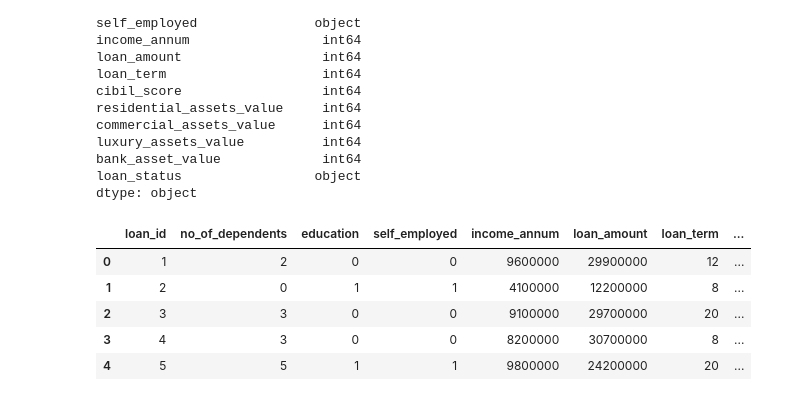
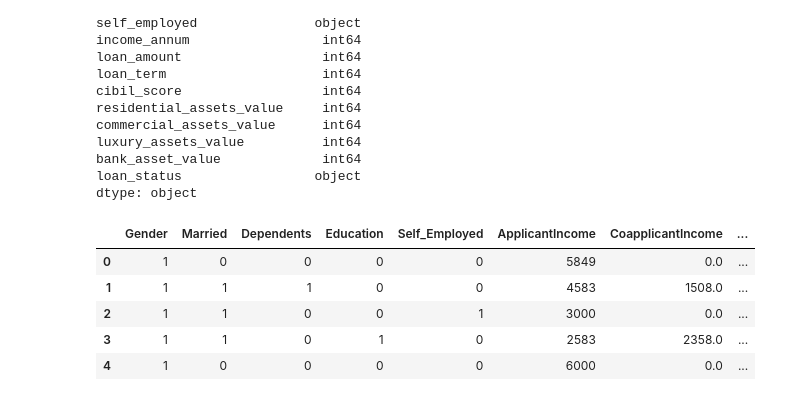
Before and after one commit to SanjayD23/loan-approval-predictor, a Jupyter notebook: notebook/model_training.ipynb, the cells around one changed output. Cells and saved outputs as stored; diff of their text form; code cells hidden in the pictures.

```diff
--- a/notebook/model_training.ipynb
+++ b/notebook/model_training.ipynb
@@ -17,5 +17,15 @@ Dataset shape: (4269, 13)
 # %%
-# Check for missing values
-print("Missing values in each column:")
-print(df.isnull().sum())
+# Drop Loan_ID
+df.drop('Loan_ID', axis=1, inplace=True)
+
+# Fill missing values
+df['Gender'].fillna(df['Gender'].mode()[0], inplace=True)
+df['Married'].fillna(df['Married'].mode()[0], inplace=True)
+df['Dependents'].fillna(df['Dependents'].mode()[0], inplace=True)
+df['Self_Employed'].fillna(df['Self_Employed'].mode()[0], inplace=True)
+df['LoanAmount'].fillna(df['LoanAmount'].median(), inplace=True)
+df['Loan_Amount_Term'].fillna(df['Loan_Amount_Term'].mode()[0], inplace=True)
+df['Credit_History'].fillna(df['Credit_History'].mode()[0], inplace=True)
+
+df.isnull().sum()
 # %% [output]
@@ -38,21 +63,18 @@ dtype: int64
 import seaborn as sns
 import matplotlib.pyplot as plt
 
-# Strip any whitespace from column names
-df.columns = df.columns.str.strip()
-
 # Loan approval count
-sns.countplot(x='loan_status', data=df)
+sns.countplot(x='Loan_Status', data=df)
 plt.title('Loan Approval Distribution')
 plt.show()
 
 # Property area vs Loan Status
-sns.countplot(x='commercial_assets_value', hue='loan_status', data=df)
+sns.countplot(x='Property_Area', hue='Loan_Status', data=df)
 plt.title('Loan Status by Property Area')
 plt.show()
 
 # Distribution of Loan Amount
-sns.histplot(df['loan_amount'], bins=30, kde=True)
+sns.histplot(df['LoanAmount'], bins=30, kde=True)
 plt.title('Distribution of Loan Amount')
 plt.show()
 # %% [output]
@@ -83,21 +105,21 @@ dtype: object
 # %%
 from sklearn.preprocessing import LabelEncoder
 
 df_encoded = df.copy()
 le = LabelEncoder()
 
-categorical_cols = [ 'no_of_dependents', 'education',
-                    'self_employed', 'commercial_assets_value','luxury_assets_value','bank_asset_value' ,'loan_status']
+categorical_cols = ['Gender', 'Married', 'Dependents', 'Education',
+                    'Self_Employed', 'Property_Area', 'Loan_Status']
 
 for col in categorical_cols:
     df_encoded[col] = le.fit_transform(df_encoded[col])
 
 df_encoded.head()
 # %% [output]
-|  | loan_id | no_of_dependents | education | self_employed | income_annum | loan_amount | loan_term | ... |
-| 0 | 1 | 2 | 0 | 0 | 9600000 | 29900000 | 12 | ... |
-| 1 | 2 | 0 | 1 | 1 | 4100000 | 12200000 | 8 | ... |
-| 2 | 3 | 3 | 0 | 0 | 9100000 | 29700000 | 20 | ... |
-| 3 | 4 | 3 | 0 | 0 | 8200000 | 30700000 | 8 | ... |
-| 4 | 5 | 5 | 1 | 1 | 9800000 | 24200000 | 20 | ... |
+|  | Gender | Married | Dependents | Education | Self_Employed | ApplicantIncome | CoapplicantIncome | ... |
+| 0 | 1 | 0 | 0 | 0 | 0 | 5849 | 0.0 | ... |
+| 1 | 1 | 1 | 1 | 0 | 0 | 4583 | 1508.0 | ... |
+| 2 | 1 | 1 | 0 | 0 | 1 | 3000 | 0.0 | ... |
+| 3 | 1 | 1 | 0 | 1 | 0 | 2583 | 2358.0 | ... |
+| 4 | 1 | 0 | 0 | 0 | 0 | 6000 | 0.0 | ... |
 # %%
```
Also changed, not shown: parts of 7 cells of this notebook, 3 other files.
